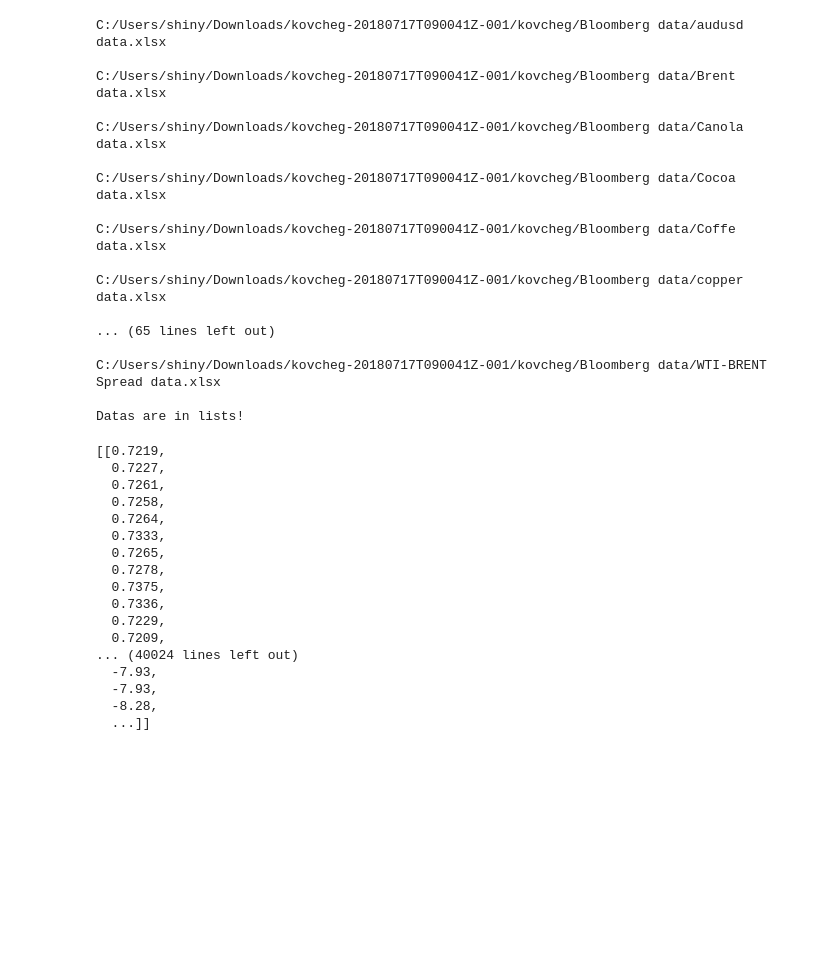
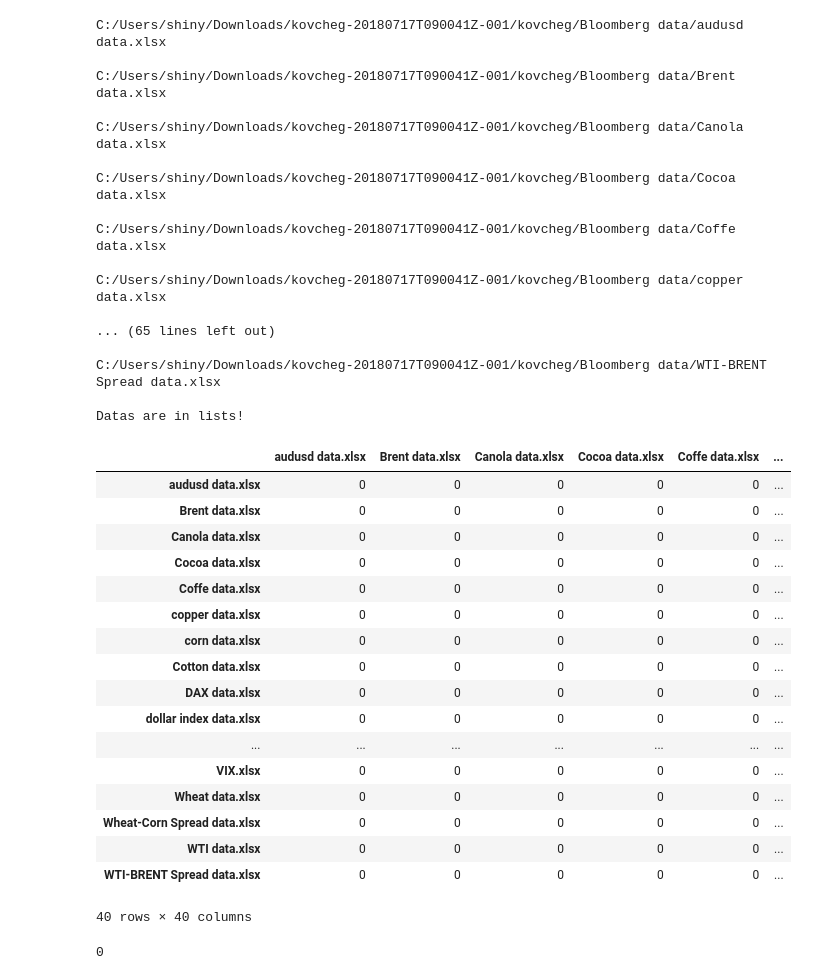
Before and after one commit to damnpav/bloom_datas, a Jupyter notebook: bloom_data.ipynb, the cells around one changed output. Saved outputs shown, nothing was run; the diff lists cells and outputs as text; code cells hidden in the pictures; blank space fills up the shorter version.

```diff
--- a/bloom_data.ipynb
+++ b/bloom_data.ipynb
@@ -55,23 +74,3 @@ C:/Users/shiny/Downloads/kovcheg-20180717T090041Z-001/kovcheg/Bloomberg data/cop
 C:/Users/shiny/Downloads/kovcheg-20180717T090041Z-001/kovcheg/Bloomberg data/WTI-BRENT Spread data.xlsx
 
 Datas are in lists!
-# %%
-listWithLists
-# %% [output]
-[[0.7219,
-  0.7227,
-  0.7261,
-  0.7258,
-  0.7264,
-  0.7333,
-  0.7265,
-  0.7278,
-  0.7375,
-  0.7336,
-  0.7229,
-  0.7209,
-... (40024 lines left out)
-  -7.93,
-  -7.93,
-  -8.28,
-  ...]]
@@ -77,0 +79,29 @@ listWithLists
+# %%
+import pandas as pd
+df_ = pd.DataFrame(index = listOfNames, columns = listOfNames ) #создание пустой ковариационной матрицы n x n
+df_ = df_.fillna(0)
+# %%
+df_
+# %% [output]
+|  | audusd data.xlsx | Brent data.xlsx | Canola data.xlsx | Cocoa data.xlsx | Coffe data.xlsx | ... |
+| audusd data.xlsx | 0 | 0 | 0 | 0 | 0 | ... |
+| Brent data.xlsx | 0 | 0 | 0 | 0 | 0 | ... |
+| Canola data.xlsx | 0 | 0 | 0 | 0 | 0 | ... |
+| Cocoa data.xlsx | 0 | 0 | 0 | 0 | 0 | ... |
+| Coffe data.xlsx | 0 | 0 | 0 | 0 | 0 | ... |
+| copper data.xlsx | 0 | 0 | 0 | 0 | 0 | ... |
+| corn data.xlsx | 0 | 0 | 0 | 0 | 0 | ... |
+| Cotton data.xlsx | 0 | 0 | 0 | 0 | 0 | ... |
+| DAX data.xlsx | 0 | 0 | 0 | 0 | 0 | ... |
+| dollar index data.xlsx | 0 | 0 | 0 | 0 | 0 | ... |
+| ... | ... | ... | ... | ... | ... | ... |
+| VIX.xlsx | 0 | 0 | 0 | 0 | 0 | ... |
+| Wheat data.xlsx | 0 | 0 | 0 | 0 | 0 | ... |
+| Wheat-Corn Spread data.xlsx | 0 | 0 | 0 | 0 | 0 | ... |
+| WTI data.xlsx | 0 | 0 | 0 | 0 | 0 | ... |
+| WTI-BRENT Spread data.xlsx | 0 | 0 | 0 | 0 | 0 | ... |
+40 rows × 40 columns
+# %%
+df_.loc['Coffe data.xlsx']['copper data.xlsx'] #метод обращения к клеткам!
+# %% [output]
+0
```
Also changed, not shown: parts of 5 cells of this notebook.
